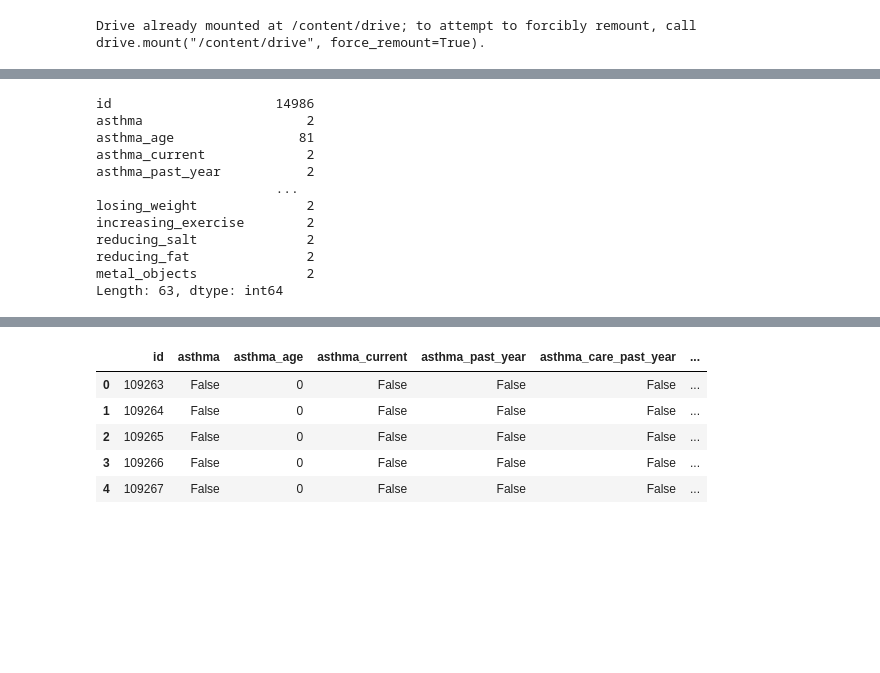
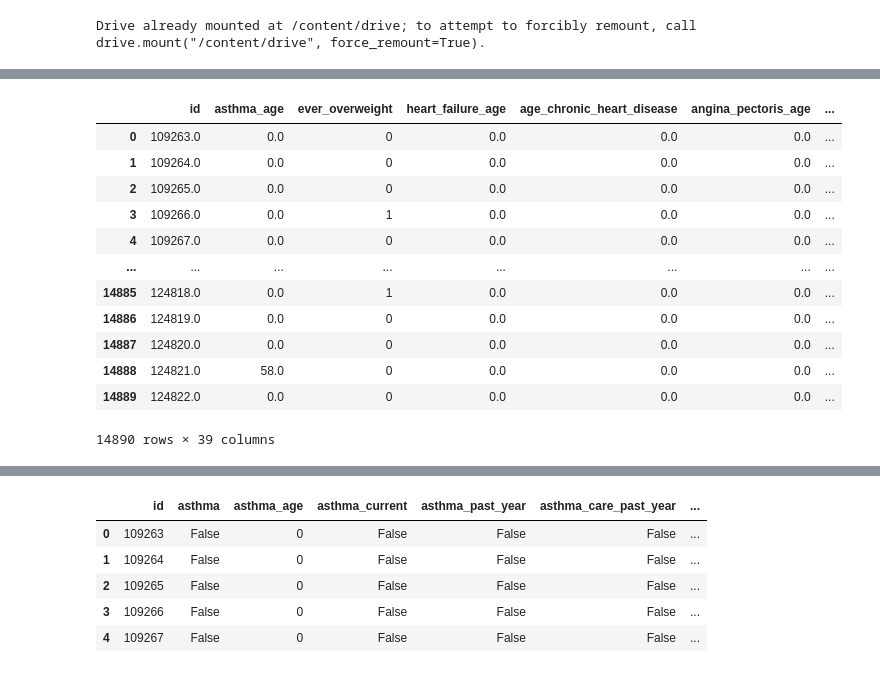
Before and after one commit to equitymarkets/HeartAttackPrediction, a Jupyter notebook: neural_network.ipynb, the cells around one changed output, grey strips where cells are left out. Saved outputs shown, nothing was run; the diff lists cells and outputs as text; code cells hidden in the pictures; blank space fills up the shorter version.

```diff
--- a/neural_network.ipynb
+++ b/neural_network.ipynb
@@ -187,19 +204,27 @@ memory usage: 2.8 MB
 # %%
 # neural_net_tester = health_df.filter(['asthma','asthma_age','heart_attack'], axis=1)
 # neural_net_tester
 # health_df.nunique()
+#health_df = health_df[['ever_overweight', 'thyroid', 'heart_attack']]
+# health_df = health_df[['max_age', 'heart_attack', 'relative_asthma']]
+# health_df = health_df.drop(columns=['id'])
+# health_df
+# small_health_df.to_csv("/content/drive/MyDrive/small.csv")
+# small_health_df
+health_df
 # %% [output]
+|  | id | asthma_age | ever_overweight | heart_failure_age | age_chronic_heart_disease | angina_pectoris_age | ... |
+| 0 | 109263.0 | 0.0 | 0 | 0.0 | 0.0 | 0.0 | ... |
+| 1 | 109264.0 | 0.0 | 0 | 0.0 | 0.0 | 0.0 | ... |
+| 2 | 109265.0 | 0.0 | 0 | 0.0 | 0.0 | 0.0 | ... |
+| 3 | 109266.0 | 0.0 | 1 | 0.0 | 0.0 | 0.0 | ... |
+| 4 | 109267.0 | 0.0 | 0 | 0.0 | 0.0 | 0.0 | ... |
+| ... | ... | ... | ... | ... | ... | ... | ... |
+| 14885 | 124818.0 | 0.0 | 1 | 0.0 | 0.0 | 0.0 | ... |
+| 14886 | 124819.0 | 0.0 | 0 | 0.0 | 0.0 | 0.0 | ... |
+| 14887 | 124820.0 | 0.0 | 0 | 0.0 | 0.0 | 0.0 | ... |
+| 14888 | 124821.0 | 58.0 | 0 | 0.0 | 0.0 | 0.0 | ... |
+| 14889 | 124822.0 | 0.0 | 0 | 0.0 | 0.0 | 0.0 | ... |
-id                     14986
-asthma                     2
-asthma_age                81
-asthma_current             2
-asthma_past_year           2
-                       ...
-losing_weight              2
-increasing_exercise        2
-reducing_salt              2
-reducing_fat               2
-metal_objects              2
-Length: 63, dtype: int64
+14890 rows × 39 columns
 # %%
 # Get dummies if needed
```
Also changed, not shown: parts of 26 cells of this notebook.
